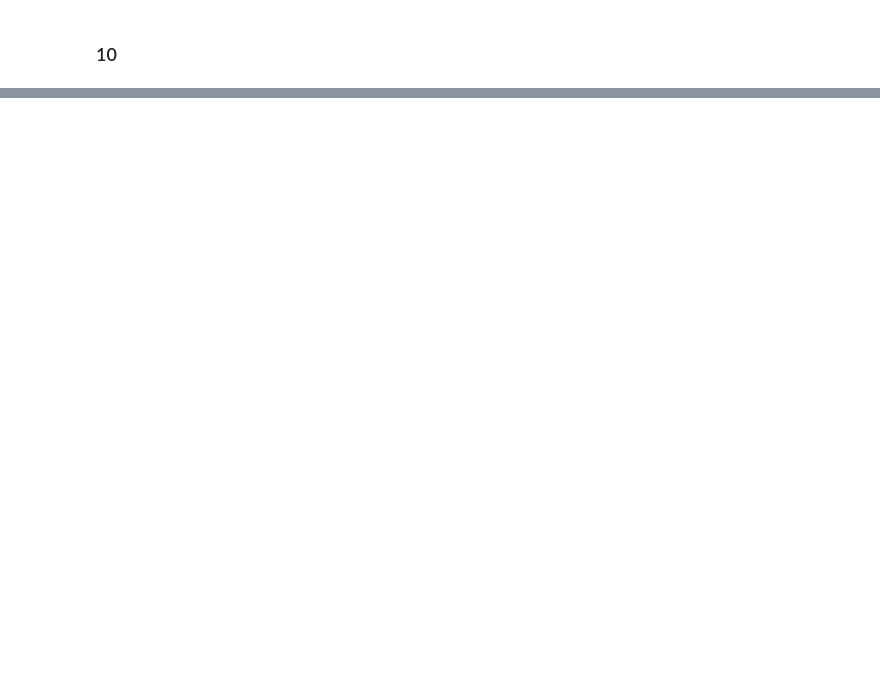
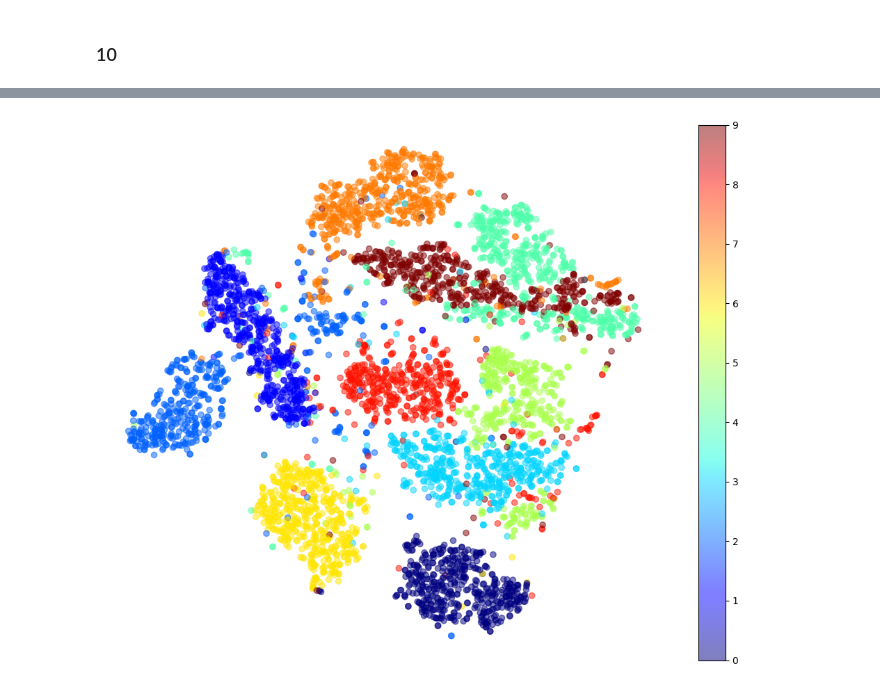
Before and after one commit to RafaeldeLimaThomaz/HandsOnMachineLearning, a Jupyter notebook: 08_dimensionality_reduction/08_dimensionality_reduction.ipynb, the cells around one changed output, grey strips where cells are left out. Cells and saved outputs as stored; diff of their text form; code cells hidden in the pictures; blank space fills up the shorter version.

Commit message:
Chapter 08 - Finish Exercises

```diff
--- a/08_dimensionality_reduction/08_dimensionality_reduction.ipynb
+++ b/08_dimensionality_reduction/08_dimensionality_reduction.ipynb
@@ -698,2 +722,17 @@ plt.show()
 # %% [markdown]
 ### 09
+# %%
+# Load the MNIST dataset (introduced in Chapter 3) and split it into a training
+# set and a test set (take the first 60,000 instances for training, and the
+# remaining 10,000 for testing). Train a Random Forest classifier on the dataset
+# and time how long it takes, then evaluate the resulting model on the test set.
+# Next, use PCA to reduce the dataset’s dimensionality, with an explained variance
+# ratio of 95%. Train a new Random Forest classifier on the reduced dataset and
+# see how long it takes. Was training much faster? Next, evaluate the classifier
+# on the test set. How does it compare to the previous classifier?
+
+X_train = mnist.data[:60000]
+y_train = mnist.target[:60000]
+
+X_test = mnist.data[60000:]
+y_test = mnist.target[60000:]
@@ -700,2 +836,20 @@ plt.show()
 # %% [markdown]
 ### 10
+# %%
+#  Use t-SNE to reduce the MNIST dataset down to two dimensions and plot the
+# result using Matplotlib. You can use a scatterplot using 10 different colors
+# to represent each image’s target class. Alternatively, you can replace each
+# dot in the scatterplot with the corresponding instance’s class (a digit from
+# 0 to 9), or even plot scaled-down versions of the digit images themselves
+# (if you plot all digits, the visualization will be too cluttered, so you
+# should either draw a random sample or plot an instance only if no other
+# instance has already been plotted at a close distance). You should get a
+# nice visualization with well-separated clusters of digits. Try using other
+# dimensionality reduction algorithms such as PCA, LLE, or MDS and compare the
+# resulting visualizations.
+
+
+# Let's limit ourselves to the first 5,000 images of the MNIST training set,
+# to speed things up a lot.
+
+X_sample, y_sample = X_train[:5000], y_train[:5000]
@@ -701,0 +867,12 @@ plt.show()
+# %%
+# Now let's use Matplotlib's scatter() function to plot a scatterplot, using a
+# different color for each digit:
+
+plt.figure(figsize=(13, 10))
+plt.scatter(X_reduced[:, 0], X_reduced[:, 1],
+            c=y_sample.astype(np.int8), cmap="jet", alpha=0.5)
+plt.axis('off')
+plt.colorbar()
+plt.show()
+# %% [output]
+[figure, added]
```
Also changed, not shown: parts of 19 cells of this notebook.
